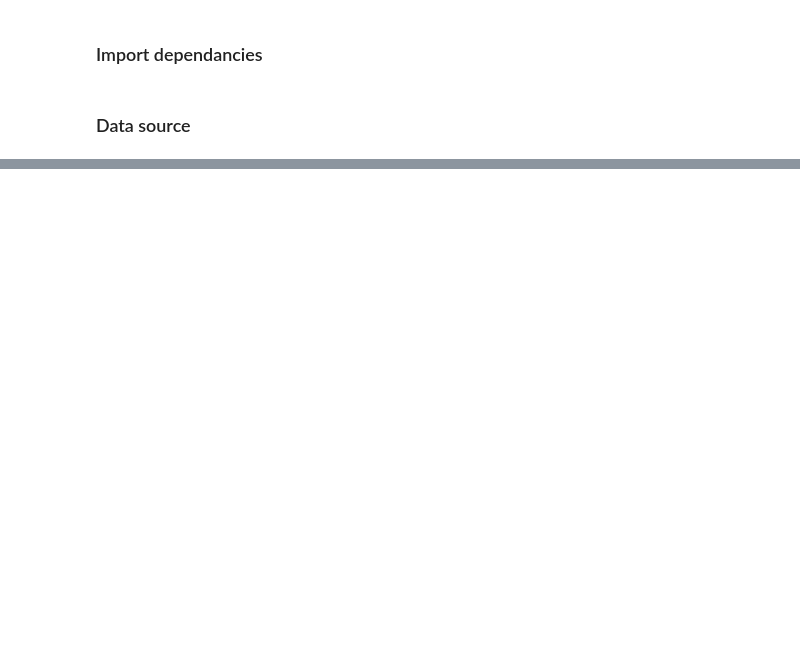
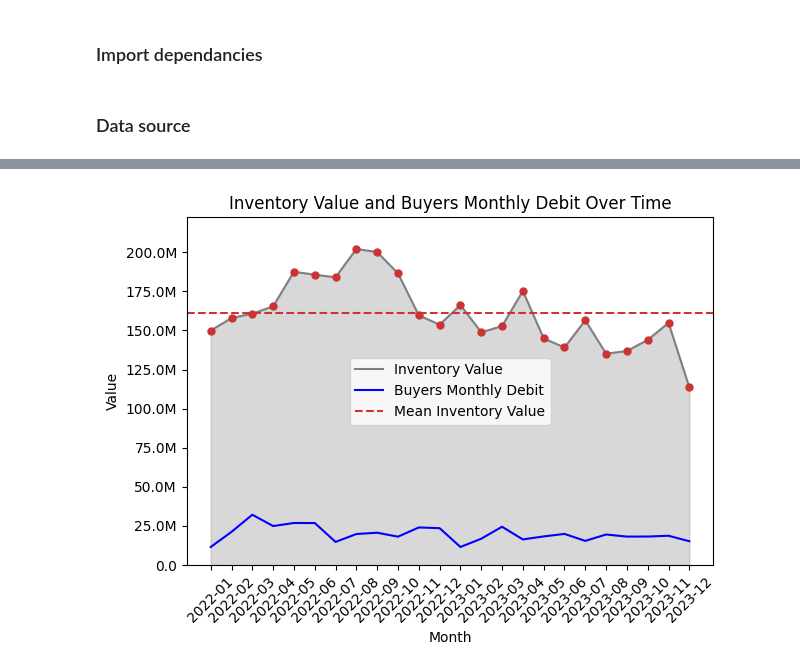
Before and after one commit to JovicaB/financial-ledger-analysis, a Jupyter notebook: notebooks/analysis_ledger.ipynb, the cells around one changed output, grey strips where cells are left out. Drawn from its saved outputs; the diff is of its cells as text; code cells hidden in the pictures; blank space fills up the shorter version.

Commit message:
five_years_ledger_data_added

```diff
--- a/notebooks/analysis_ledger.ipynb
+++ b/notebooks/analysis_ledger.ipynb
@@ -48,0 +127,11 @@ df_accounts_chart = pd.DataFrame(list(data_source_account_chart.items()), column
+# %%
+df_buyers = components_class_obj.account_df(['60'])
+df_buyers = df_buyers.drop(columns=['credit'])
+# checking accounts in df_buyers
+# account_list = df_buyers['account'].apply(lambda x: x.split('-')[0]).drop_duplicates().tolist()
+
+buyers_monthly = df_buyers.groupby(df_buyers['date'].dt.to_period('M')).agg(
+    Total_Debit=('debit', 'sum')
+).reset_index()
+
+customer_series = buyers_monthly['Total_Debit']
@@ -48,0 +142,88 @@ df_accounts_chart = pd.DataFrame(list(data_source_account_chart.items()), column
+# %%
+# Group by year and month for buyers_monthly
+buyers_monthly = df_buyers.groupby(df_buyers['date'].dt.to_period('M')).agg(
+    Total_Debit=('debit', 'sum')
+).reset_index()
+
+fig, ax = plt.subplots()
+
+# Line chart sa shaded delom ispod linije za inventory
+ax.plot(monthly_summary['date'].astype(str), monthly_summary['Inventory_Value'], label='Inventory Value', color=(0.5, 0.5, 0.5))
+ax.fill_between(monthly_summary['date'].astype(str), monthly_summary['Inventory_Value'], color=(0.5, 0.5, 0.5), alpha=0.3)
+
+# Obeležavanje tačaka za svaki mesec
+points = ax.scatter(monthly_summary['date'].astype(str), monthly_summary['Inventory_Value'], color=(0.8, 0.2, 0.2), s=25, zorder=5)
+
+# Linijski graf za buyers_monthly (plava boja)
+ax.plot(buyers_monthly['date'].astype(str), buyers_monthly['Total_Debit'], label='Buyers Monthly Debit', color='blue')
+
+# Oznake na X osi (meseci)
+ax.set_xticks(range(len(monthly_summary['date'])))
+ax.set_xticklabels(monthly_summary['date'].astype(str), rotation=45, ha='center')
+
+# Oznake na Y osi u hiljadama ili milionima
+def thousands_or_millions(x, pos):
+    if x >= 1e6:
+        return f'{x/1e6:.1f}M'
+    elif x >= 1e3:
+        return f'{x/1e3:.1f}K'
+    else:
+        return str(x)
+
+ax.yaxis.set_major_formatter(ticker.FuncFormatter(thousands_or_millions))
+
+# Definiši srednju vrednost
+mean_value = monthly_summary['Inventory_Value'].mean()
+
+# Postavi y granice
+ax.set_ylim(0, max(monthly_summary['Inventory_Value'].max(), buyers_monthly['Total_Debit'].max()) * 1.1)  # Dodaj malo prostora iznad maksimalne vrednosti
+
+# Dodaj horizontalnu liniju na srednjoj vrednosti za zalihe
+ax.axhline(y=mean_value, color=(0.8, 0.2, 0.2), linestyle='--', label='Mean Inventory Value')
+
+# Dodavanje naslova i labela
+ax.set_title('Inventory Value and Buyers Monthly Debit Over Time')
+ax.set_xlabel('Month')
+ax.set_ylabel('Value')
+
+# Dodajemo interaktivni prikaz vrednosti pri kliku
+annot = ax.annotate("", xy=(0,0), xytext=(20,20),
+                    textcoords="offset points",
+                    bbox=dict(boxstyle="round", fc="w"),
+                    arrowprops=dict(arrowstyle="->"))
+annot.set_visible(False)
+
+def update_annot(ind):
+    pos = points.get_offsets()[ind["ind"][0]]
+    annot.xy = pos  # Set annotation position
+    # Set the annotation text
+    text = f"Month: {monthly_summary['date'].iloc[ind['ind'][0]]}\nValue: {pos[1]:.2f}"
+    annot.set_text(text)
+    # Optional: You can change the annotation's background color here if needed
+    annot.get_bbox_patch().set_facecolor('white')
+
+def onclick(event):
+    if event.inaxes == ax:
+        # Check if a point is clicked
+        cont, ind = points.contains(event)
+        if cont:
+            # If a point is clicked, update the annotation
+            update_annot(ind)
+            annot.set_visible(True)
+            fig.canvas.draw_idle()  # Redraw the canvas to show the annotation
+        else:
+            # If no point is clicked, hide the annotation
+            annot.set_visible(False)
+            fig.canvas.draw_idle()
+
+# Povezivanje sa click eventom
+fig.canvas.mpl_connect("button_press_event", onclick)
+
+# Dodavanje kursora za preciznost pri kliku
+cursor = Cursor(ax, useblit=True, color='red', linewidth=1)
+
+plt.legend()  # Prikazujemo legendu
+plt.tight_layout()
+plt.show()
+# %% [output]
+[figure, added]
```
Also changed, not shown: parts of 26 cells of this notebook, 12 other files.
